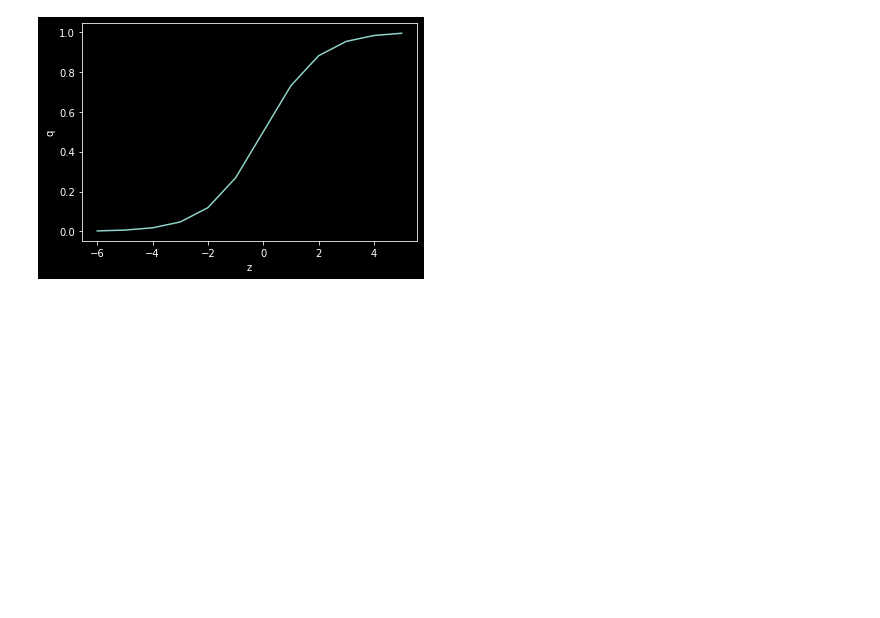
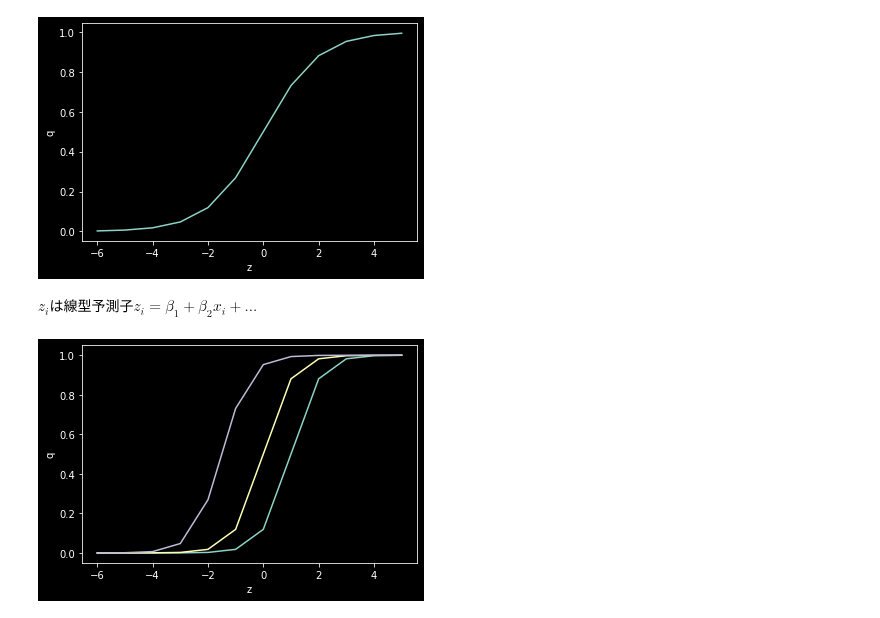
Before and after one commit to kazuogawa/green-book, a Jupyter notebook: chapter6/data6a_describe.ipynb, the cells around one changed output. Drawn from its saved outputs; the diff is of its cells as text; code cells hidden in the pictures; blank space fills up the shorter version.

```diff
--- a/chapter6/data6a_describe.ipynb
+++ b/chapter6/data6a_describe.ipynb
@@ -92,3 +92,19 @@ plt.ylabel('q')
 plt.show()
 # %% [output]
 [figure]
+# %% [markdown]
+$z_i$は線型予測子$z_i=\beta_1+\beta_2 x_i + ...$
+# %%
+# beta2 = 2でbeta1が2, 0, -3の時
+beta2 = 2
+beta1_list = [2, 0, -3]
+z_list = np.arange(-6, 6)
+for beta1 in beta1_list:
+    q_list = list(map(lambda z: 1 / (1+math.exp(beta1 -z * beta2)), z_list))
+    # label='beta1={}'.format(beta1)みたいなの入れたけど、書かれなかった
+    plt.plot(z_list, q_list)
+plt.xlabel('z')
+plt.ylabel('q')
+plt.show()
+# %% [output]
+[figure, added]
```
Also changed, not shown: parts of 2 cells of this notebook.
